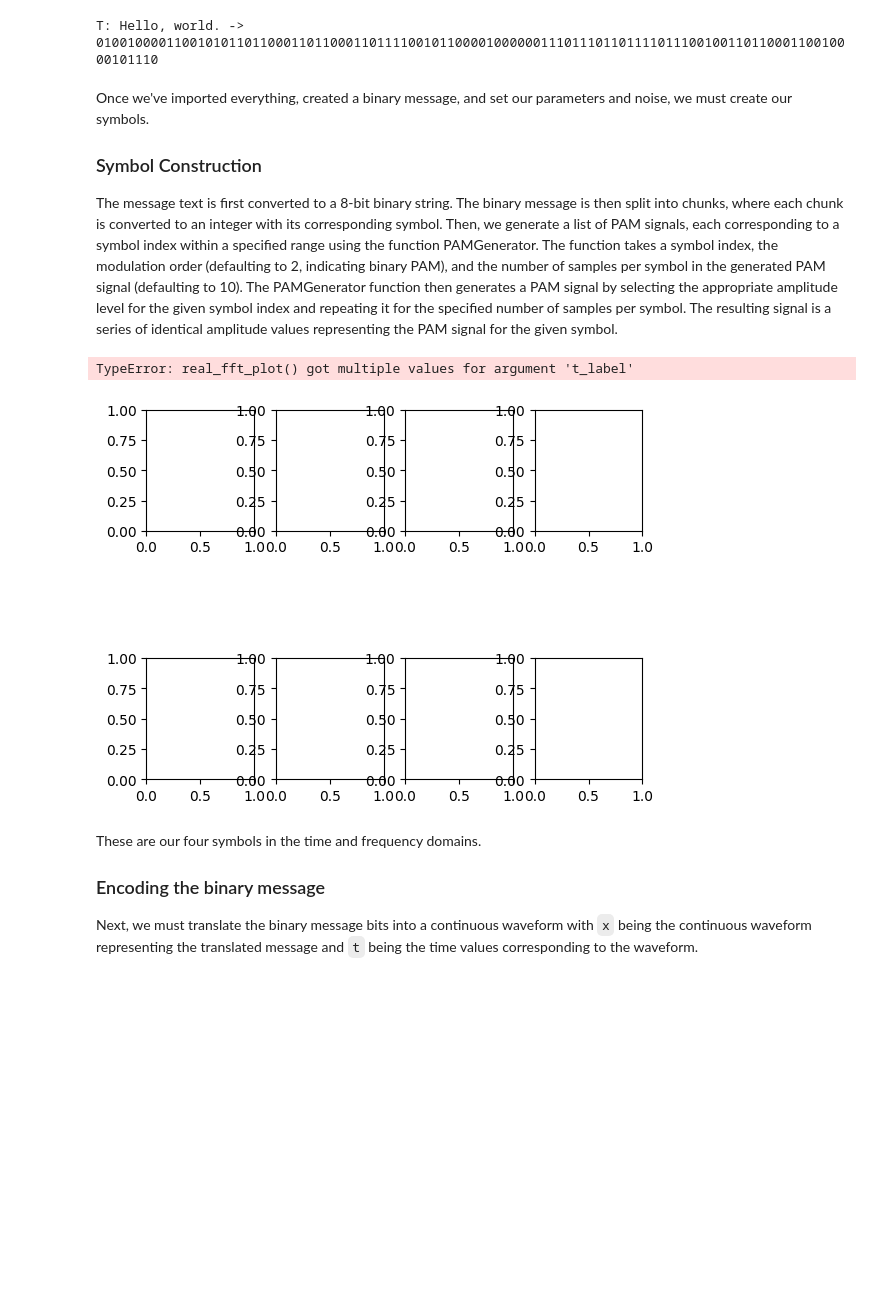
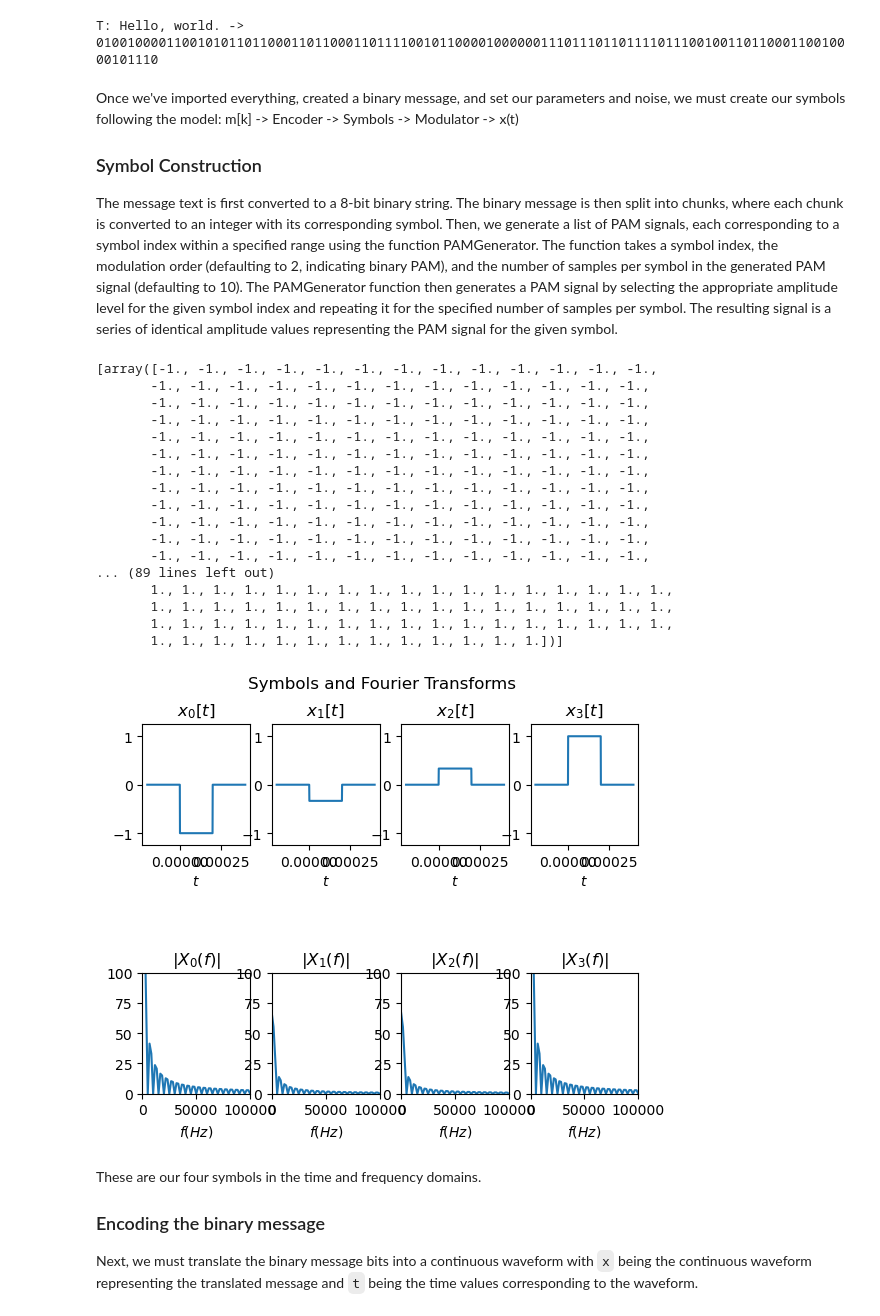
Before and after one commit to allyson-hur/adcomms_dsp, a Jupyter notebook: pca.ipynb, the cells around one changed output. Drawn from its saved outputs; the diff is of its cells as text; code cells hidden in the pictures; blank space fills up the shorter version.

Commit message:
Progressed in graphs, need proofread and more work

```diff
--- a/pca.ipynb
+++ b/pca.ipynb
@@ -64,45 +64,64 @@ print(f"T: {message_txt} -> {test_message_bits_txt}")
 # %% [output]
 T: Hello, world. -> 01001000011001010110110001101100011011110010110000100000011101110110111101110010011011000110010000101110
 # %% [markdown]
-Once we've imported everything, created a binary message, and set our parameters and noise, we must create our symbols.
+Once we've imported everything, created a binary message, and set our parameters and noise, we must create our symbols following the model:
+m[k] -> Encoder -> Symbols -> Modulator -> x(t)
 
 ### Symbol Construction
 The message text is first converted to a 8-bit binary string. The binary message is then split into chunks, where each chunk is converted to an integer with its corresponding symbol. Then, we generate a list of PAM signals, each corresponding to a symbol index within a specified range using the function PAMGenerator. The function takes a symbol index, the modulation order (defaulting to 2, indicating binary PAM), and the number of samples per symbol in the generated PAM signal (defaulting to 10). The PAMGenerator function then generates a PAM signal by selecting the appropriate amplitude level for the given symbol index and repeating it for the specified number of samples per symbol. The resulting signal is a series of identical amplitude values representing the PAM signal for the given symbol.
 # %%
 from pca import PAMGenerator
-from plotting import *
+from matplotlib import pyplot as plt
+from plotting import real_fft_plot
+import numpy as np
 
 class SymbolContruction:
    def __init__(self, BITS_PER_SYMBOL, SAMPLES_PER_SYMBOL):
        self.BITS_PER_SYMBOL = BITS_PER_SYMBOL
        self.SAMPLES_PER_SYMBOL = SAMPLES_PER_SYMBOL
 
    def symbols_of_t(self):
        symbols_of_t = []
        N_symbols = 2**self.BITS_PER_SYMBOL
        fig, ax = plt.subplots(2, N_symbols)
        plt.subplots_adjust(hspace=1.05)
        for symbol in range(N_symbols):
            x = PAMGenerator(
                symbol, k=N_symbols, samples_per_symbol=self.SAMPLES_PER_SYMBOL
            )
            symbols_of_t.append(x)
            x = np.concatenate((symbol_zeros, x, symbol_zeros))
            t = np.linspace(-1*T_symbol, 2*T_symbol, len(x))
            real_fft_plot(t, x, ax[0][symbol], ax[1][symbol], dt,
                          t_label='$x_{%d}[t]$'%symbol, f_label='$|X_{%d}(f)|$'%symbol)
 
-       return symbols_of_t, fig, ax
+       return symbols_of_t
 
 SymbolContruction_test = SymbolContruction(BITS_PER_SYMBOL=2, SAMPLES_PER_SYMBOL=200)
 test_symbols_of_t = SymbolContruction_test.symbols_of_t()
 
 plt.suptitle("Symbols and Fourier Transforms")
 plt.show()
 plt.close()
 # %% [output]
-TypeError: real_fft_plot() got multiple values for argument 't_label'
+[array([-1., -1., -1., -1., -1., -1., -1., -1., -1., -1., -1., -1., -1.,
+       -1., -1., -1., -1., -1., -1., -1., -1., -1., -1., -1., -1., -1.,
+       -1., -1., -1., -1., -1., -1., -1., -1., -1., -1., -1., -1., -1.,
+       -1., -1., -1., -1., -1., -1., -1., -1., -1., -1., -1., -1., -1.,
+       -1., -1., -1., -1., -1., -1., -1., -1., -1., -1., -1., -1., -1.,
+       -1., -1., -1., -1., -1., -1., -1., -1., -1., -1., -1., -1., -1.,
+       -1., -1., -1., -1., -1., -1., -1., -1., -1., -1., -1., -1., -1.,
+       -1., -1., -1., -1., -1., -1., -1., -1., -1., -1., -1., -1., -1.,
+       -1., -1., -1., -1., -1., -1., -1., -1., -1., -1., -1., -1., -1.,
+       -1., -1., -1., -1., -1., -1., -1., -1., -1., -1., -1., -1., -1.,
+       -1., -1., -1., -1., -1., -1., -1., -1., -1., -1., -1., -1., -1.,
+       -1., -1., -1., -1., -1., -1., -1., -1., -1., -1., -1., -1., -1.,
+... (89 lines left out)
+       1., 1., 1., 1., 1., 1., 1., 1., 1., 1., 1., 1., 1., 1., 1., 1., 1.,
+       1., 1., 1., 1., 1., 1., 1., 1., 1., 1., 1., 1., 1., 1., 1., 1., 1.,
+       1., 1., 1., 1., 1., 1., 1., 1., 1., 1., 1., 1., 1., 1., 1., 1., 1.,
+       1., 1., 1., 1., 1., 1., 1., 1., 1., 1., 1., 1., 1.])]
-[figure, old version]
+[figure, new version]
 # %% [markdown]
 These are our four symbols in the time and frequency domains.
 
```
Also changed, not shown: parts of 10 cells of this notebook.
